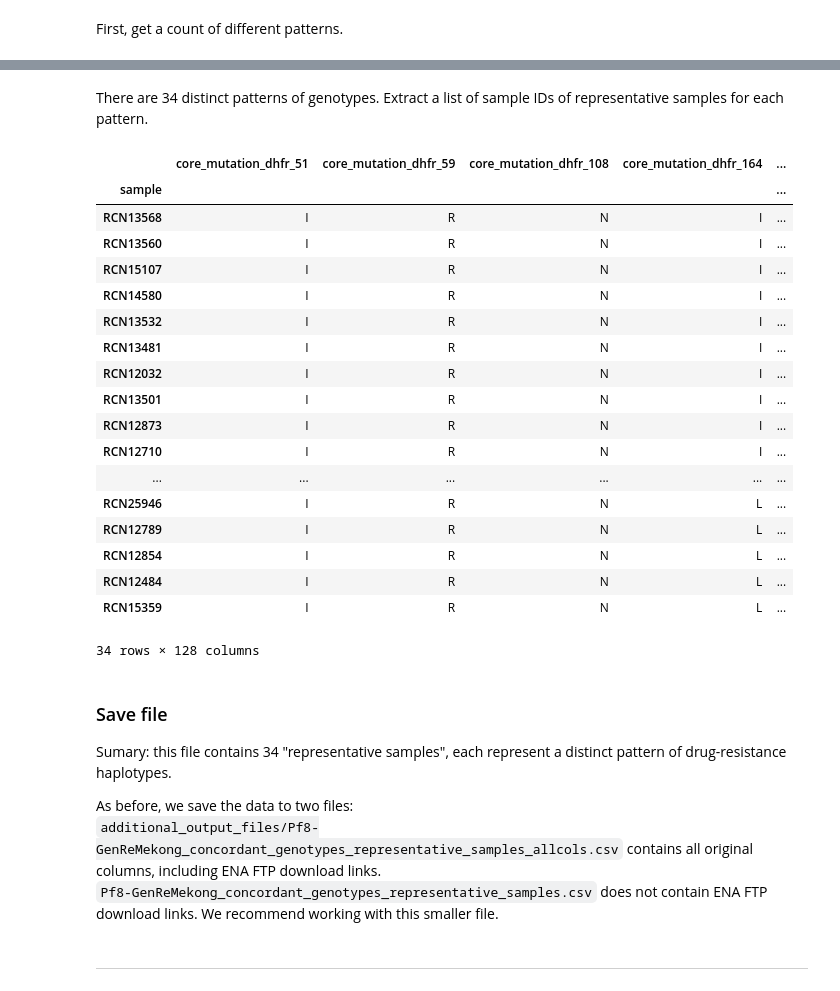
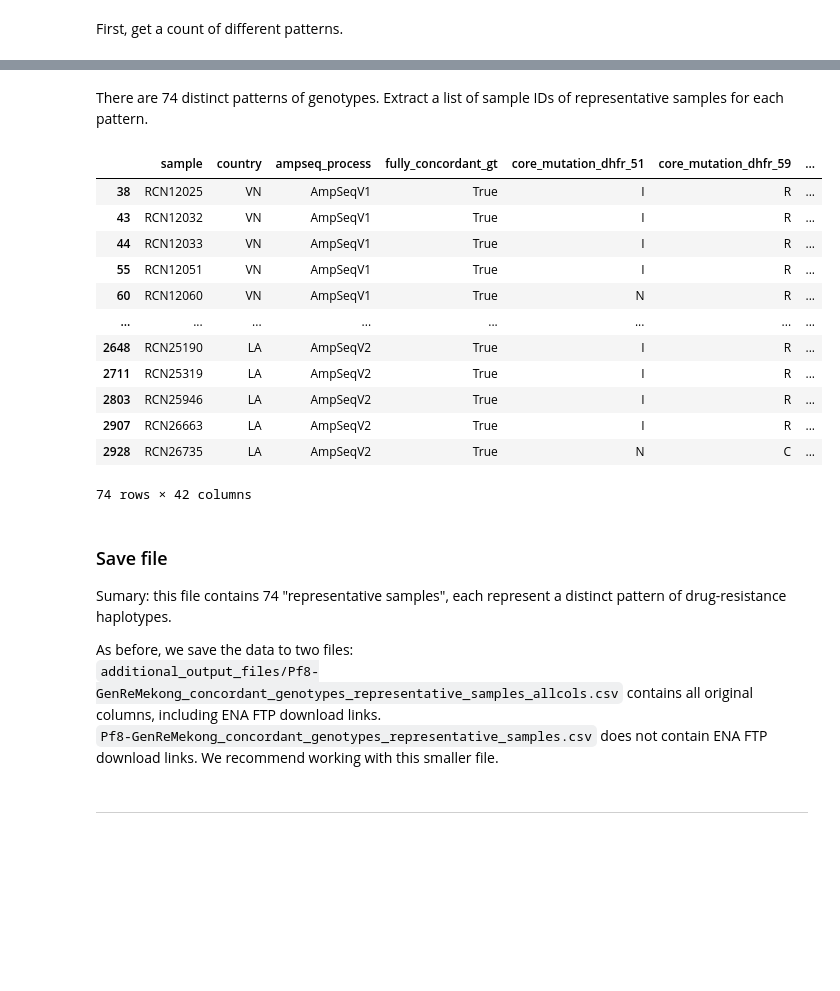
Before and after one commit to advISO-project/validation_malaria, a Jupyter notebook: real-world_gold-standard_data/Pf8-GenReMekong/scripts/pf8genre.ipynb, the cells around one changed output, grey strips where cells are left out. Saved outputs shown, nothing was run; the diff lists cells and outputs as text; code cells hidden in the pictures; blank space fills up the shorter version.

````diff
--- a/real-world_gold-standard_data/Pf8-GenReMekong/scripts/pf8genre.ipynb
+++ b/real-world_gold-standard_data/Pf8-GenReMekong/scripts/pf8genre.ipynb
@@ -361,7 +397,7 @@ For more details on gene haplotypes in P. falciparum see the [Pf-HaploAtlas](htt
 ### Load Pf8 genotype calls from data release
 The GenRe data loaded earlier does contain genotype data already.
 # %%
-pf8_gt_df = pd.read_csv("https://pf8-release.cog.sanger.ac.uk/Pf8_drug_resistance_marker_genotypes.tsv", sep="\t")
+pf8_gt_df = pd.read_csv("https://pf8-release.cog.sanger.ac.uk/Pf8_drug_resistance_marker_genotypes.tsv", sep="\t", keep_default_na=False)
 # %% [markdown]
 ### Merge Pf8 genotypes
 Merge into into existing dataframe
@@ -515,0 +608,19 @@ for mut in kelch13_mutations:
+# %%
+# GenRe Mekong
+def standardise_genre_muts( muts ):
+    muts = str(muts)
+    if muts:
+        if muts == "-":
+            muts = "Missing"
+        elif muts == "WT":
+            muts = "WT"
+        elif re.search(r'[1-9]', muts):
+            mut_list = muts.split(',')
+            mut_list = [x for x in mut_list if x != 'WT']
+            muts = ",".join( sorted(mut_list, key=lambda x: int(re.search(r"\d+", x).group())))
+    else:
+        muts = "Missing"
+    return muts
+
+genre_pf8_merged_seq_gt_df["core_mutation_kelch13_GRMK"] = genre_pf8_merged_seq_gt_df["Pfkelch13"].map( standardise_genre_muts )
+genre_pf8_merged_seq_gt_df["core_mutation_kelch13_GRMK"].unique()
@@ -523,7 +679,7 @@ def is_concordant(row, *core_mut_col_basenames):
     Pf8 and GenRe Mekong
     """
     for col in core_mut_col_basenames:
-        if row[col + '_pf8'] != row[col + '_GRMK']:
+        if row[col + '_pf8'] != row[col + '_GRMK'] or row[col + '_pf8'] == "Missing" or row[col + '_GRMK'] == "Missing":
             return False
     return True
 
@@ -560,0 +729,3 @@ There are 976 high-quality samples where all reported drug-resitance genotype po
+# %%
+genre_pf8_merged_seq_gt_concord_df = genre_pf8_merged_seq_gt_concord_df[genre_pf8_merged_seq_gt_concord_df['sample'].isin(genre_pf8_conc_s_ena2_df['sample'])]
+len(genre_pf8_merged_seq_gt_concord_df)
@@ -671,44 +837,30 @@ genre_pf8_merged_seq_gt_concord_small_ena2_df.groupby( core_mut_cols).size().to_
 # %% [markdown]
-There are 34 distinct patterns of genotypes.
+There are 74 distinct patterns of genotypes.
 Extract a list of sample IDs of representative samples for each pattern.
 # %%
-genre_pf8_merged_seq_gt_concord_patterns_df = genre_pf8_merged_seq_gt_concord_small_ena2_df.reset_index().groupby( core_mut_cols)['sample'].min().reset_index().set_index('sample')
+genre_pf8_merged_seq_gt_concord_patterns_final_df = (
+    genre_pf8_merged_seq_gt_concord_small_ena2_df.sort_values('sample')
+      .drop_duplicates(subset=core_mut_cols, keep='first')
+)
 
-# move the samples column to first
-cols = list(genre_pf8_merged_seq_gt_concord_patterns_df.columns)
-genre_pf8_merged_seq_gt_concord_patterns_df = genre_pf8_merged_seq_gt_concord_patterns_df[cols]
-
-# add the ENA accession and download link columns back in
-genre_pf8_merged_seq_gt_concord_patterns_final_df = pd.merge(
-    genre_pf8_merged_seq_gt_concord_patterns_df,
-    genre_pf8_merged_seq_gt_concord_small_ena2_df.filter(regex=f'(INSDC_|ENA_)'),
-    left_index=True,
-    right_index=True
-)
 genre_pf8_merged_seq_gt_concord_patterns_final_df
 # %% [output]
-|  | core_mutation_dhfr_51 | core_mutation_dhfr_59 | core_mutation_dhfr_108 | core_mutation_dhfr_164 | ... |
-| sample |  |  |  |  | ... |
-| RCN13568 | I | R | N | I | ... |
-| RCN13560 | I | R | N | I | ... |
-| RCN15107 | I | R | N | I | ... |
-| RCN14580 | I | R | N | I | ... |
-| RCN13532 | I | R | N | I | ... |
-| RCN13481 | I | R | N | I | ... |
-| RCN12032 | I | R | N | I | ... |
-| RCN13501 | I | R | N | I | ... |
-| RCN12873 | I | R | N | I | ... |
-| RCN12710 | I | R | N | I | ... |
-| ... | ... | ... | ... | ... | ... |
-| RCN25946 | I | R | N | L | ... |
-| RCN12789 | I | R | N | L | ... |
-| RCN12854 | I | R | N | L | ... |
-| RCN12484 | I | R | N | L | ... |
-| RCN15359 | I | R | N | L | ... |
+|  | sample | country | ampseq_process | fully_concordant_gt | core_mutation_dhfr_51 | core_mutation_dhfr_59 | ... |
+| 38 | RCN12025 | VN | AmpSeqV1 | True | I | R | ... |
+| 43 | RCN12032 | VN | AmpSeqV1 | True | I | R | ... |
+| 44 | RCN12033 | VN | AmpSeqV1 | True | I | R | ... |
+| 55 | RCN12051 | VN | AmpSeqV1 | True | I | R | ... |
+| 60 | RCN12060 | VN | AmpSeqV1 | True | N | R | ... |
+| ... | ... | ... | ... | ... | ... | ... | ... |
+| 2648 | RCN25190 | LA | AmpSeqV2 | True | I | R | ... |
+| 2711 | RCN25319 | LA | AmpSeqV2 | True | I | R | ... |
+| 2803 | RCN25946 | LA | AmpSeqV2 | True | I | R | ... |
+| 2907 | RCN26663 | LA | AmpSeqV2 | True | I | R | ... |
+| 2928 | RCN26735 | LA | AmpSeqV2 | True | N | C | ... |
-34 rows × 128 columns
+74 rows × 42 columns
 # %% [markdown]
 ### Save file
-Sumary: this file contains 34 "representative samples", each represent a distinct pattern of drug-resistance haplotypes.
+Sumary: this file contains 74 "representative samples", each represent a distinct pattern of drug-resistance haplotypes.
 
 As before, we save the data to two files:
 ```additional_output_files/Pf8-GenReMekong_concordant_genotypes_representative_samples_allcols.csv``` contains all original columns, including ENA FTP download links.
````
Also changed, not shown: parts of 53 cells of this notebook, 2 other files.
